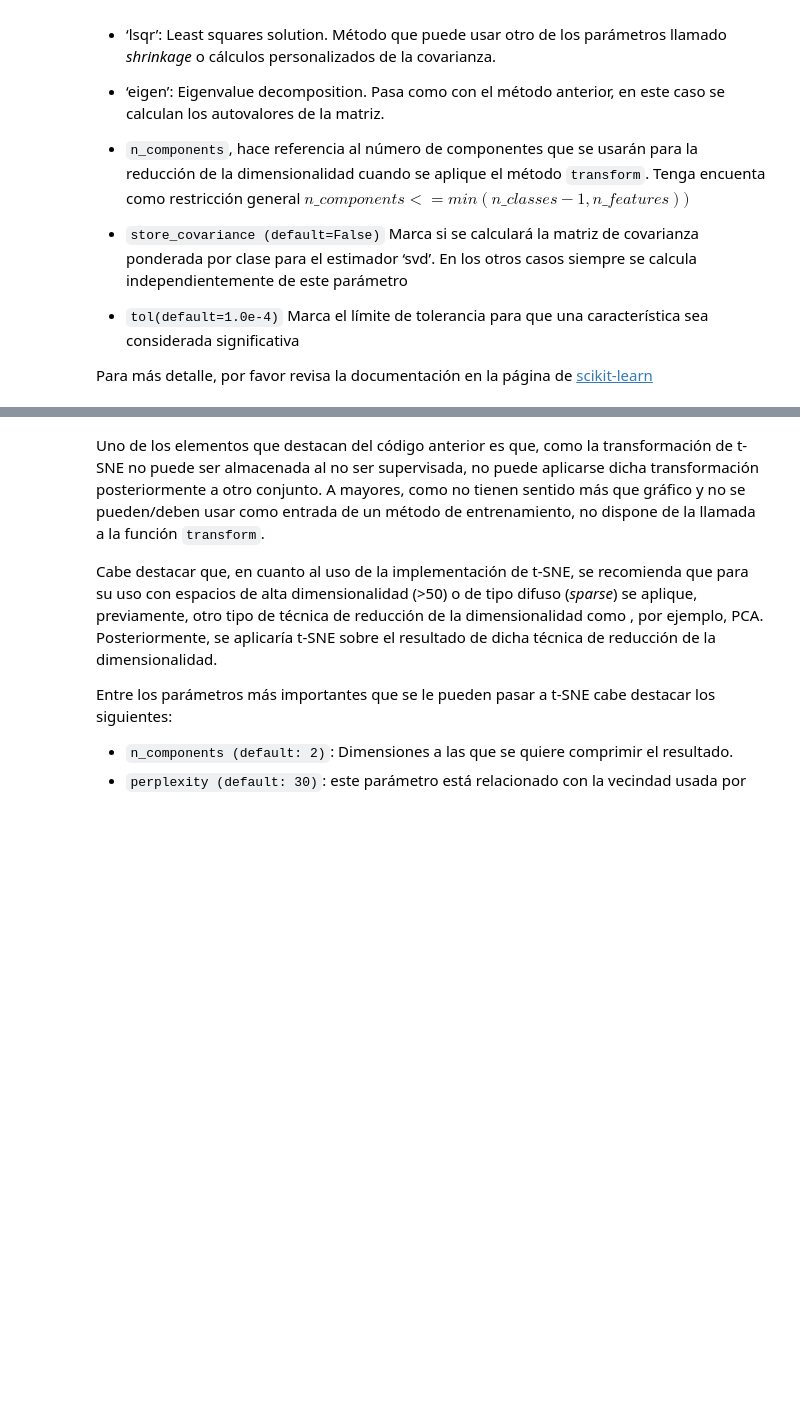
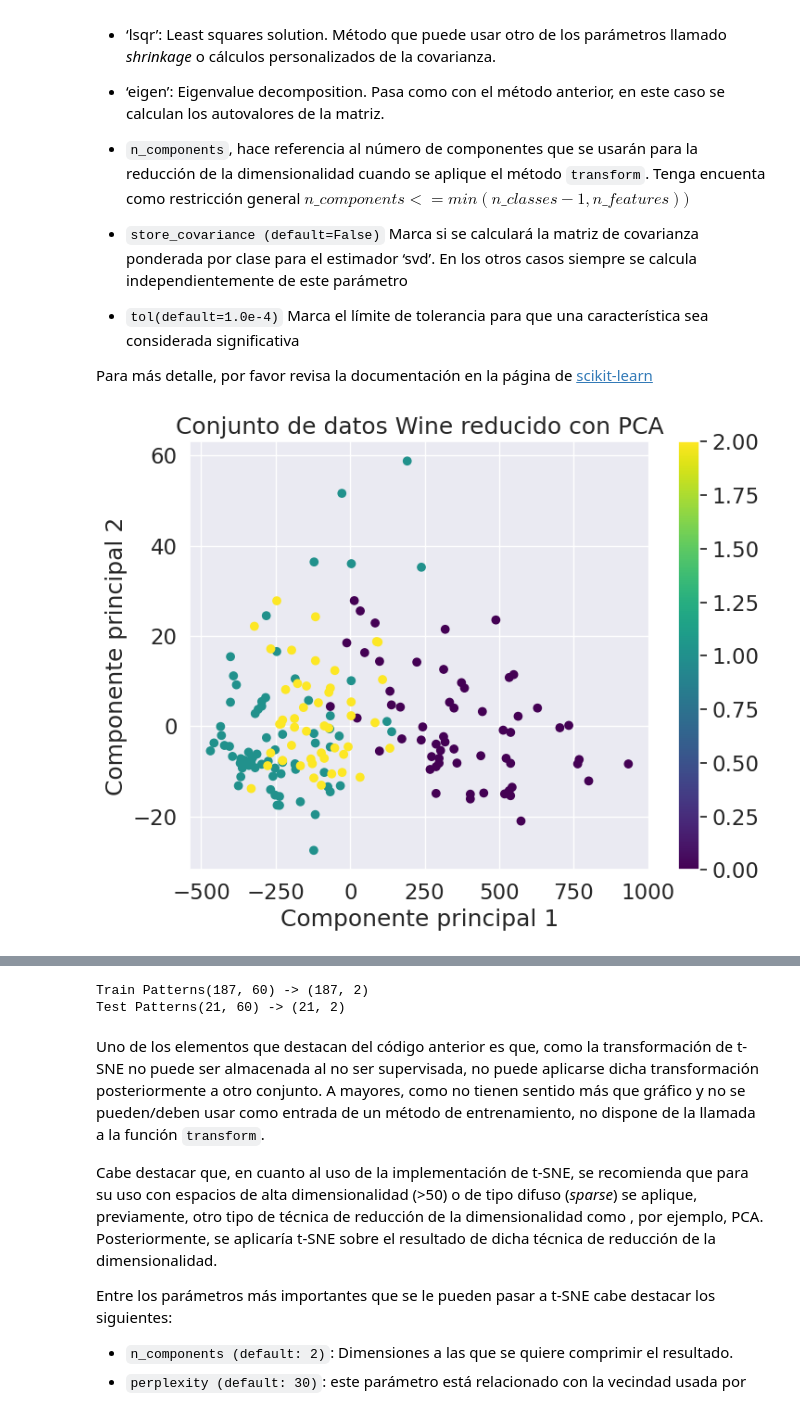
Before and after one commit to EmilioUcelayLojo/AA3, a Jupyter notebook: lab1/lab1.ipynb, the cells around one changed output, grey strips where cells are left out. Cells and saved outputs as stored; diff of their text form; code cells hidden in the pictures; blank space fills up the shorter version.

```diff
--- a/lab1/lab1.ipynb
+++ b/lab1/lab1.ipynb
@@ -445,7 +551,29 @@ Entre los parámetros más importantes de la función se pueden destacar:
 Para más detalle, por favor revisa la documentación en la página de [scikit-learn](https://scikit-learn.org/stable/modules/generated/sklearn.discriminant_analysis.LinearDiscriminantAnalysis.html)
 # %%
 # Cargar otro problema con al menos 3 clases, reducir la dimensionalidad y representarla
-#TODO
+
+from sklearn.datasets import load_wine
+from sklearn.decomposition import PCA
+import matplotlib.pyplot as plt
+
+# Cargar el conjunto de datos Wine
+wine = load_wine()
+X, y = wine.data, wine.target
+
+# Reducir la dimensionalidad con PCA
+pca = PCA(n_components=2)  # Reducir a 2 dimensiones para la visualización
+X_reduced = pca.fit_transform(X)
+
+# Representar los datos reducidos
+plt.figure(figsize=(8, 6))
+plt.scatter(X_reduced[:, 0], X_reduced[:, 1], c=y, cmap='viridis')
+plt.title('Conjunto de datos Wine reducido con PCA')
+plt.xlabel('Componente principal 1')
+plt.ylabel('Componente principal 2')
+plt.colorbar()
+plt.show()
+# %% [output]
+[figure, added]
 # %% [markdown]
 ## t-Distributed Stochastic Neighbor Embedding (t-SNE)
 
@@ -464,13 +592,29 @@ El otro punto a destacar es que, después de este proceso, las características
 Para emplearlo se puede hacer uso de la correspondiente librería de `scikit-learn`.
 # %%
 from sklearn.manifold import TSNE
+import numpy as np
 
-tsne = TSNE(n_components=2)
+# Calcula la perplexity basándote en el conjunto de datos más pequeño
+perplexity_value = min(20, len(test_inputs) - 1)
+
+# Selecciona un subconjunto aleatorio de los datos de entrenamiento
+subset_size = min(1000, len(train_inputs))  # Puedes ajustar el tamaño del subconjunto
+subset_indices = np.random.choice(len(train_inputs), size=subset_size, replace=False)
+train_subset = train_inputs[subset_indices]
+
+# Ajusta t-SNE al subconjunto de entrenamiento
+tsne = TSNE(n_components=2, perplexity=perplexity_value)
+tsne.fit(train_subset)
+
+# Transforma los datos de entrenamiento y prueba
 tsne_train_inputs = tsne.fit_transform(train_inputs)
 tsne_test_inputs = tsne.fit_transform(test_inputs)
 
 print(f"Train Patterns{train_inputs.shape} -> {tsne_train_inputs.shape}")
 print(f"Test Patterns{test_inputs.shape} -> {tsne_test_inputs.shape}")
+# %% [output]
+Train Patterns(187, 60) -> (187, 2)
+Test Patterns(21, 60) -> (21, 2)
 # %% [markdown]
 Uno de los elementos que destacan del código anterior es que, como la transformación de t-SNE no puede ser almacenada al no ser supervisada, no puede aplicarse dicha transformación posteriormente a otro conjunto. A mayores, como no tienen sentido más que gráfico y no se pueden/deben usar como entrada de un método de entrenamiento, no dispone de la llamada a la función `transform`.
 
```
Also changed, not shown: parts of 15 cells of this notebook.
